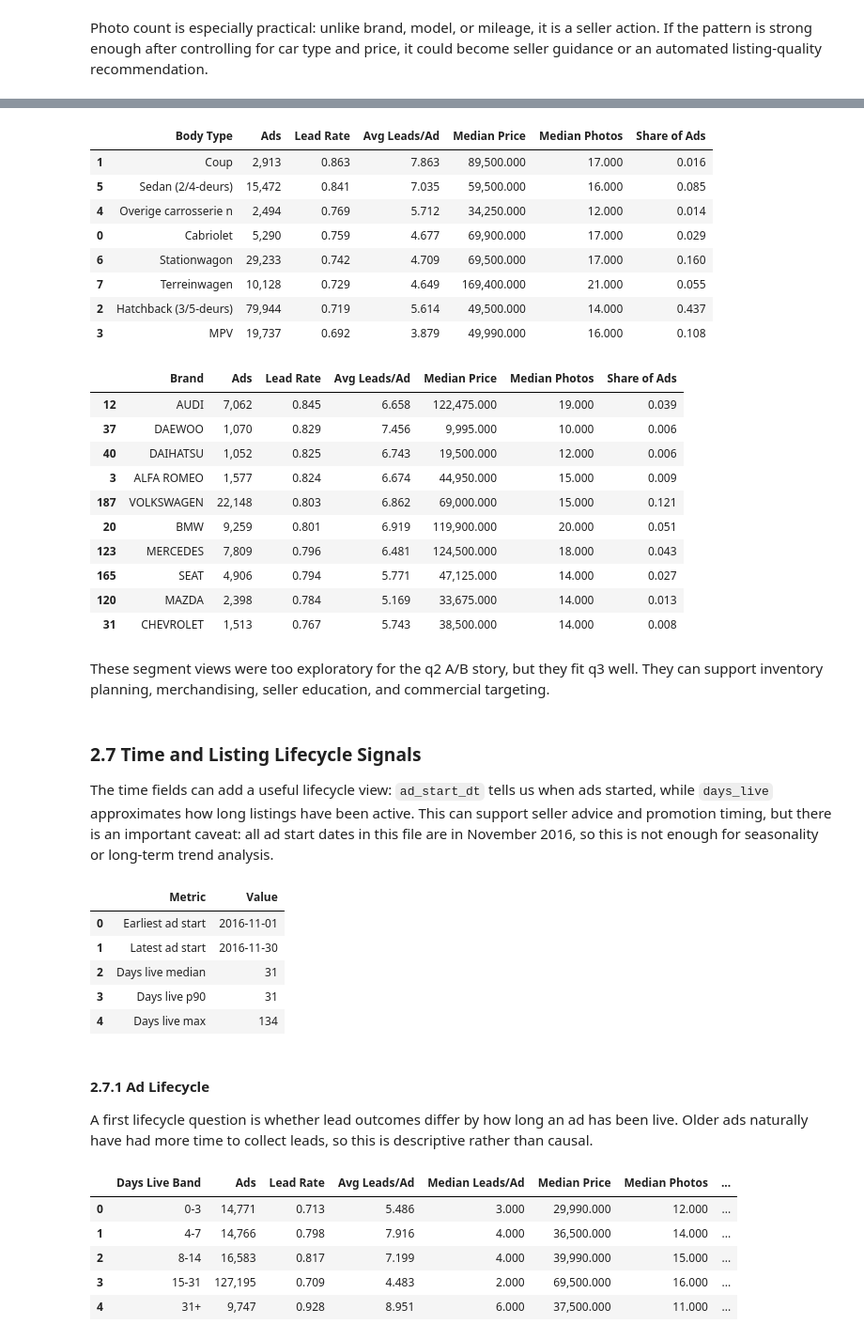
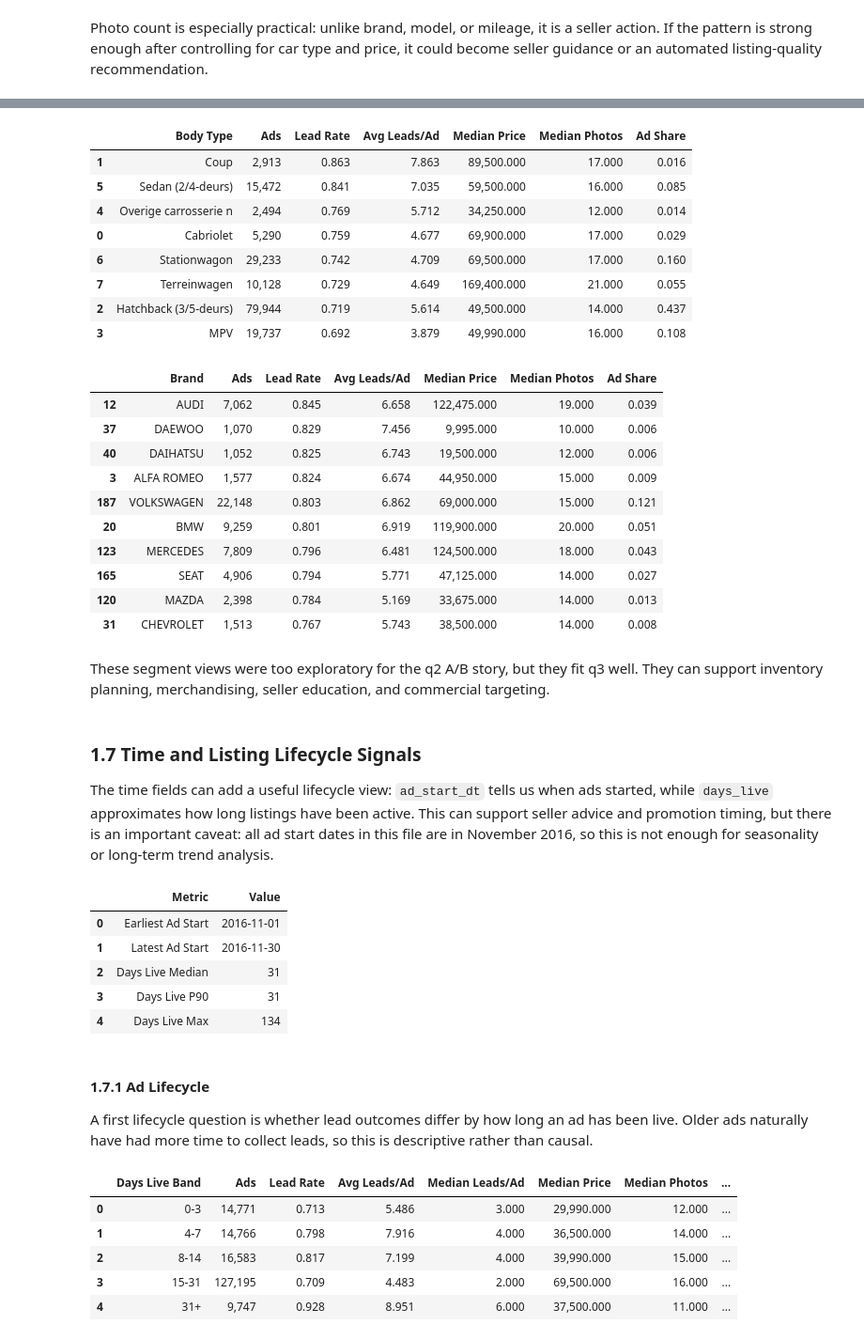
Before and after one commit to omer-t/marktplaats-assignment, a Jupyter notebook: assignments/data_analyst/q3_insights_use_cases.ipynb, the cells around one changed output, grey strips where cells are left out. Shown at 94% size. Cells and saved outputs as stored; diff of their text form; code cells hidden in the pictures.

Commit message:
Update data analyst notebooks

```diff
--- a/assignments/data_analyst/q3_insights_use_cases.ipynb
+++ b/assignments/data_analyst/q3_insights_use_cases.ipynb
@@ -40,18 +28,4 @@ pd.set_option("display.max_columns", 80)
 helpers.plt.style.use("seaborn-v0_8-whitegrid")
 # %%
 raw_data = helpers.read_ab_test_data(helpers.DATA_PATH)
-
-insight_data = raw_data.copy()
-metric_columns = helpers.existing_columns(insight_data, helpers.METRIC_COLUMNS)
-insight_data[metric_columns] = insight_data[metric_columns].fillna(0)
-insight_data["has_any_lead"] = insight_data[metric_columns].gt(0).any(axis=1)
-insight_data["total_leads"] = insight_data[metric_columns].sum(axis=1)
-insight_data["car_age"] = insight_data["bouwjaar"].max() - insight_data["bouwjaar"]
-insight_data = helpers.add_segments(insight_data)
-
-ab_data, excluded_data = helpers.prepare_ab_data(raw_data)
-segmented_ab_data = helpers.add_segments(ab_data)
-
-print(f"Rows available for q3 insights: {len(insight_data):,}")
-print(f"Rows assigned to A/B groups in q2: {len(ab_data):,}")
-print(f"Rows not assigned to an A/B group: {len(excluded_data):,} ({len(excluded_data) / len(raw_data):.1%})")
+insight_data = helpers.prepare_insight_data(raw_data)
@@ -258,13 +188,13 @@ for segment_column in ["price_band", "km_band", "car_age_band"]:
 | 1 | 4-7 | 45,914 | 0.695 | 3.941 | 97,500.000 | 18.000 | 0.251 |
 | 0 | 0-3 | 34,249 | 0.470 | 1.757 | 169,950.000 | 22.000 | 0.187 |
 # %%
-body_type_summary = segment_insight_summary(insight_data, "carrosserie", min_ads=1000).head(10)
-brand_summary = segment_insight_summary(insight_data, "brand", min_ads=1000).head(10)
+body_type_summary = helpers.segment_insight_summary(insight_data, "carrosserie", min_ads=1000).head(10)
+brand_summary = helpers.segment_insight_summary(insight_data, "brand", min_ads=1000).head(10)
 
 display(helpers.style_table(body_type_summary))
 display(helpers.style_table(brand_summary))
 # %% [output]
-|  | Body Type | Ads | Lead Rate | Avg Leads/Ad | Median Price | Median Photos | Share of Ads |
+|  | Body Type | Ads | Lead Rate | Avg Leads/Ad | Median Price | Median Photos | Ad Share |
 | 1 | Coup | 2,913 | 0.863 | 7.863 | 89,500.000 | 17.000 | 0.016 |
 | 5 | Sedan (2/4-deurs) | 15,472 | 0.841 | 7.035 | 59,500.000 | 16.000 | 0.085 |
 | 4 | Overige carrosserie n | 2,494 | 0.769 | 5.712 | 34,250.000 | 12.000 | 0.014 |
@@ -273,7 +203,7 @@ display(helpers.style_table(brand_summary))
 | 7 | Terreinwagen | 10,128 | 0.729 | 4.649 | 169,400.000 | 21.000 | 0.055 |
 | 2 | Hatchback (3/5-deurs) | 79,944 | 0.719 | 5.614 | 49,500.000 | 14.000 | 0.437 |
 | 3 | MPV | 19,737 | 0.692 | 3.879 | 49,990.000 | 16.000 | 0.108 |
-|  | Brand | Ads | Lead Rate | Avg Leads/Ad | Median Price | Median Photos | Share of Ads |
+|  | Brand | Ads | Lead Rate | Avg Leads/Ad | Median Price | Median Photos | Ad Share |
 | 12 | AUDI | 7,062 | 0.845 | 6.658 | 122,475.000 | 19.000 | 0.039 |
 | 37 | DAEWOO | 1,070 | 0.829 | 7.456 | 9,995.000 | 10.000 | 0.006 |
 | 40 | DAIHATSU | 1,052 | 0.825 | 6.743 | 19,500.000 | 12.000 | 0.006 |
@@ -287,39 +217,21 @@ display(helpers.style_table(brand_summary))
 # %% [markdown]
 These segment views were too exploratory for the q2 A/B story, but they fit q3 well. They can support inventory planning, merchandising, seller education, and commercial targeting.
 # %% [markdown]
-### 2.7 Time and Listing Lifecycle Signals
+### 1.7 Time and Listing Lifecycle Signals
 
 The time fields can add a useful lifecycle view: `ad_start_dt` tells us when ads started, while `days_live` approximates how long listings have been active. This can support seller advice and promotion timing, but there is an important caveat: all ad start dates in this file are in November 2016, so this is not enough for seasonality or long-term trend analysis.
 # %%
-time_scope = pd.DataFrame(
-    {
-        "metric": [
-            "Earliest ad start",
-            "Latest ad start",
-            "Days live median",
-            "Days live p90",
-            "Days live max",
-        ],
-        "value": [
-            insight_data["ad_start_dt"].min(),
-            insight_data["ad_start_dt"].max(),
-            insight_data["days_live"].median(),
-            insight_data["days_live"].quantile(0.90),
-            insight_data["days_live"].max(),
-        ],
-    }
-)
-
-display(helpers.style_table(time_scope))
+display(helpers.style_table(helpers.time_scope_summary(insight_data)))
 # %% [output]
 |  | Metric | Value |
-| 0 | Earliest ad start | 2016-11-01 |
-| 1 | Latest ad start | 2016-11-30 |
-| 2 | Days live median | 31 |
-| 3 | Days live p90 | 31 |
-| 4 | Days live max | 134 |
+| 0 | Earliest Ad Start | 2016-11-01 |
+| 1 | Latest Ad Start | 2016-11-30 |
+| 2 | Days Live Median | 31 |
+| 3 | Days Live P90 | 31 |
+| 4 | Days Live Max | 134 |
 # %% [markdown]
-#### 2.7.1 Ad Lifecycle
+<a id="insight-ad-lifecycle"></a>
+#### 1.7.1 Ad Lifecycle
 
 A first lifecycle question is whether lead outcomes differ by how long an ad has been live. Older ads naturally have had more time to collect leads, so this is descriptive rather than causal.
 # %%
```
Also changed, not shown: parts of 38 cells of this notebook, 2 other files.
